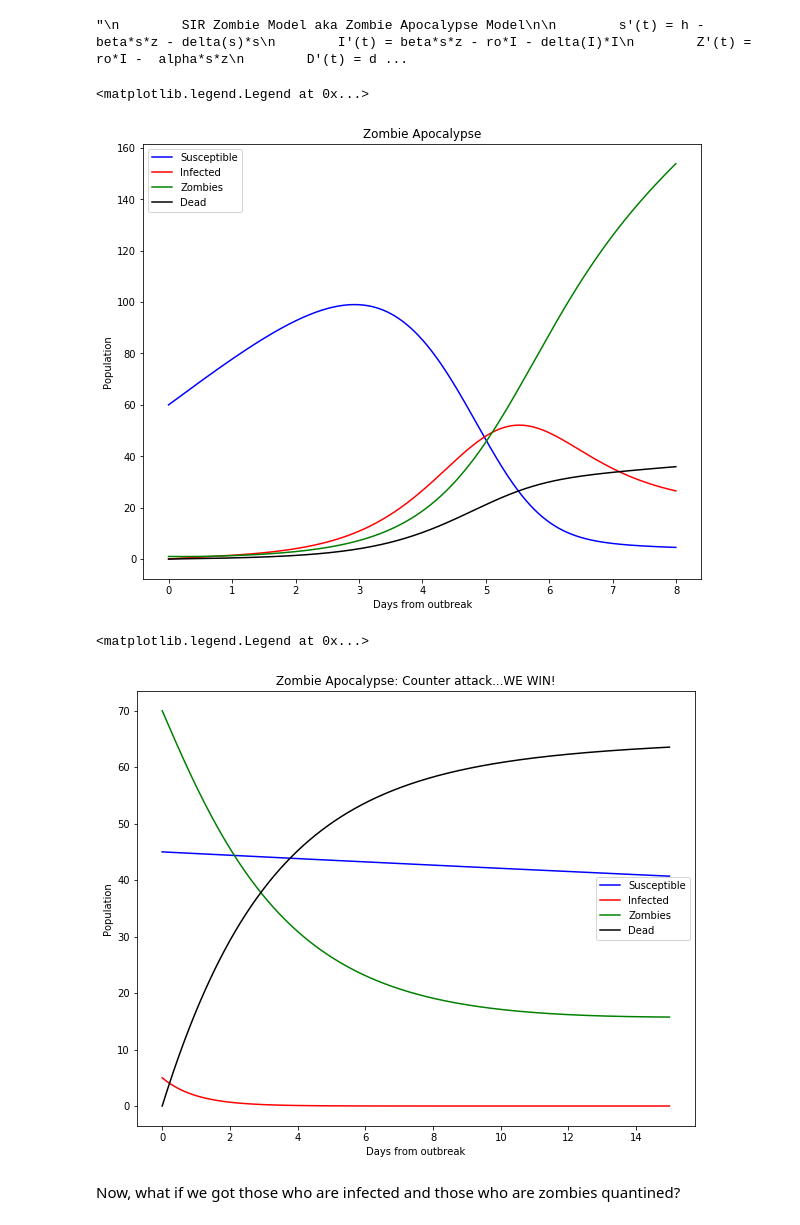
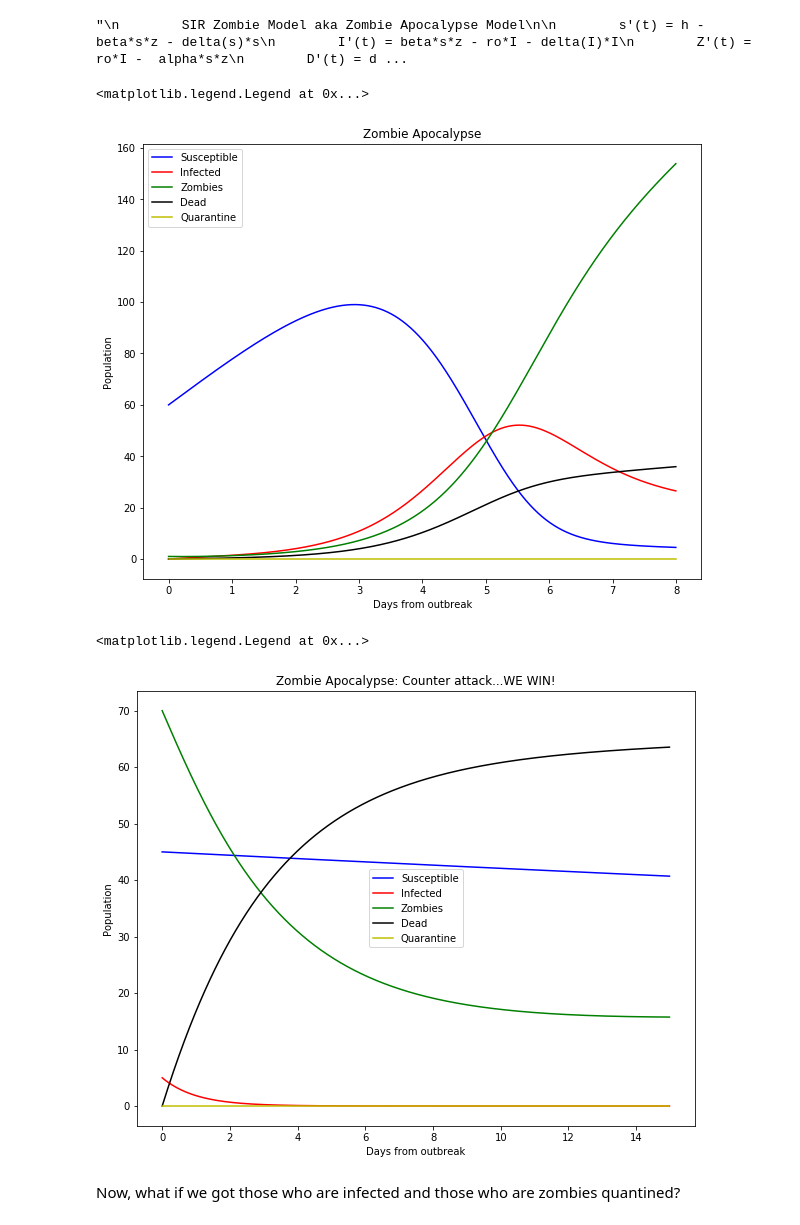
Before and after one commit to daiperez/EndOfTheWorld, a Jupyter notebook: We Are All Gonna Die, Man!.ipynb, the cells around one changed output. Drawn from its saved outputs; the diff is of its cells as text; code cells hidden in the pictures.

Commit message:
Fixed Bugs with equations and graphs

```diff
--- a/We Are All Gonna Die, Man!.ipynb
+++ b/We Are All Gonna Die, Man!.ipynb
@@ -85,25 +85,26 @@ def solve(f,y0,interval,steps,order):
     """
     (a,b)=interval
     temp = 0
-    h1=(b - a) / float(steps)
+    h=(b - a) / float(steps)
     x=y0
-    tpoints= np.arange(a, b, h1)
+    tpoints= np.arange(a, b, h)
     spoints = []
     ipoints = []
     zpoints = []
     dpoints = []
+    qpoints = []
 
     if (order== 1):
         #Using Euler's method
         for t in (tpoints):
             xpoints.append(x)
-            x += h1 * f(x, t)
+            x += h * f(x, t)
         func = (tpoints, xpoints)
     if (order == 2):
         for t in (tpoints):
             xpoints.append(x)
             k1 = h* f(x,t)
-            k2 = h* f(x+0.5*k1, t+0.5*h1)
+            k2 = h* f(x+0.5*k1, t+0.5*h)
             x+= k2
         func = (tpoints, xpoints)
     if (order == 4):
@@ -112,13 +113,14 @@ def solve(f,y0,interval,steps,order):
             ipoints.append(x[1])
             zpoints.append(x[2])
             dpoints.append(x[3])
-            k1 = h1*f(x,t)
-            k2 = h1*f(x+0.5*k1,t+0.5*h1)
-            k3 = h1*f(x+0.5*k2,t+0.5*h1)
-            k4 = h1*f(x+k3,t+h1)
+            qpoints.append(x[4])
+            k1 = h*f(x,t)
+            k2 = h*f(x+0.5*k1,t+0.5*h)
+            k3 = h*f(x+0.5*k2,t+0.5*h)
+            k4 = h*f(x+k3,t+h)
             x += (k1+2*k2+2*k3+k4)/6
 
-    return (tpoints, spoints, ipoints, zpoints, dpoints)
+    return (tpoints, spoints, ipoints, zpoints, dpoints, qpoints)
 # %%
 def f(y, t):
     '''Declares all of my functions that are being used in the code
@@ -129,13 +131,17 @@ def f(y, t):
     Ii=y[1]
     Zi=y[2]
     Di=y[3]
+    Qi=y[4]
+
+    N= Si + Ii + Zi + Di + Qi
 
     f0= h - beta*Si*Zi - delta_S*Si
-    f1= beta*Si*Zi - ro*Ii - delta_I*Ii
-    f2= ro*Ii - alpha*Si*Zi + G*Di
-    f3= delta_S*Si + delta_I*Ii + alpha*Si*Zi - G*Di
+    f1= beta*Si*Zi - ro*Ii - delta_I*Ii-k*Ii
+    f2= ro*Ii - alpha*Si*Zi + G*Di-sigma*Zi
+    f3= delta_S*Si + delta_I*Ii + alpha*Si*Zi - G*Di+ gamma*Qi
+    f4= k*Ii + sigma*Zi - gamma*Qi
 
-    return np.array([f0, f1, f2, f3], float)
+    return np.array([f0, f1, f2, f3, f4], float)
 # %%
 #desclare rage
 interval= [0,8]
@@ -166,13 +182,14 @@ plt.plot(tp, sp, color='b', label='Susceptible')
 plt.plot(tp, ip, color='r', label='Infected')
 plt.plot(tp, zp, color='g', label='Zombies')
 plt.plot(tp, dp, color='k', label='Dead')
+plt.plot(tp, qp, color='y', label='Quarantine')
 plt.title('Zombie Apocalypse')
 plt.xlabel('Days from outbreak')
 plt.ylabel('Population')
 plt.legend(loc=0)
 # %% [output]
 <matplotlib.legend.Legend at 0x...>
-[figure, old version]
+[figure, new version]
 # %%
 #desclare rage
 interval= [0,15]
@@ -186,28 +203,37 @@ delta_I= 0.0      # probability that an infected human is killed/dies
 delta_S= 0.0067   #Low probability if those susceptible dying because we are fighting back
 G=0.06            #probability that a dead individual turns to zombie
 
+#Since we are not taking quarentine into account just yet, they should be 0
+
+
+k=0.        #rate at which infected people get quarantined
+sigma=0.    #rate at which zombie population get quarantined
+gamma= 0.    #The chance that some members will try to escape and get killed
+
 
 #initial conditions
 S0 = 45.     #initial Population
 I0=5.         #Initial infected population
 Z0=70.         #initial zombie population
 D0=0.         #Initial deaths
+Q0=0
 
-y0=[S0, I0, Z0, D0]
+y0=[S0, I0, Z0, D0, Q0]
 
-(tp, sp, ip, zp, dp)= solve(f, y0, interval, steps, order=4)
+(tp, sp, ip, zp, dp, qp)= solve(f, y0, interval, steps, order=4)
 # %%
 plt.figure()
 plt.plot(tp, sp, color='b', label='Susceptible')
 plt.plot(tp, ip, color='r', label='Infected')
 plt.plot(tp, zp, color='g', label='Zombies')
 plt.plot(tp, dp, color='k', label='Dead')
+plt.plot(tp, qp, color='y', label='Quarantine')
 plt.title('Zombie Apocalypse: Counter attack...WE WIN!')
 plt.xlabel('Days from outbreak')
 plt.ylabel('Population')
 plt.legend(loc=0)
 # %% [output]
 <matplotlib.legend.Legend at 0x...>
-[figure, old version]
+[figure, new version]
 # %% [markdown]
 Now, what if we got those who are infected and those who are zombies quantined?
```
Also changed, not shown: parts of 5 cells of this notebook, 1 other file.
